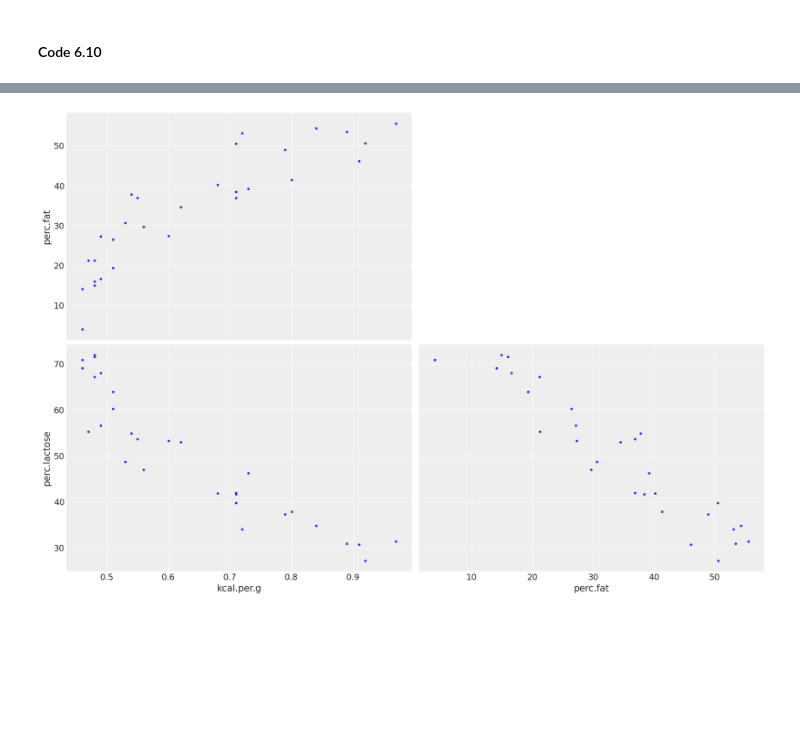
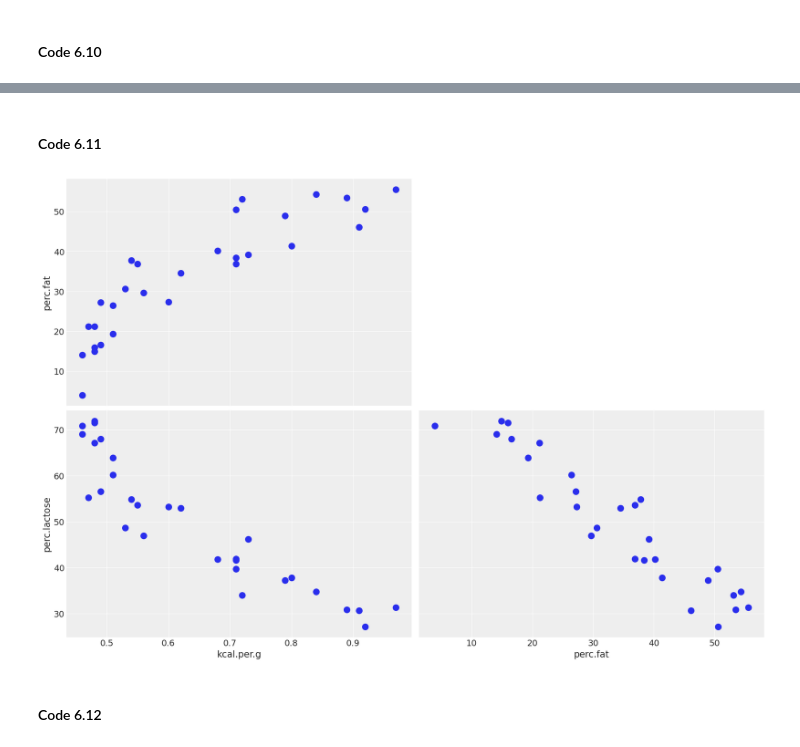
Before and after one commit to bambinos/educational-resources, a Jupyter notebook: Rethinking/Chp_06.ipynb, the cells around one changed output, grey strips where cells are left out. Saved outputs shown, nothing was run; the diff lists cells and outputs as text; code cells hidden in the pictures; blank space fills up the shorter version.

```diff
--- a/Rethinking/Chp_06.ipynb
+++ b/Rethinking/Chp_06.ipynb
@@ -210,4 +211,11 @@ Sampling 2 chains for 1_000 tune and 1_000 draw iterations (2_000 + 2_000 draws
+# %% [markdown]
+#### Code 6.11
 # %%
-az.plot_pair(d[["kcal.per.g", "perc.fat", "perc.lactose"]].to_dict("list"));
+az.plot_pair(
+    d[["kcal.per.g", "perc.fat", "perc.lactose"]].to_dict("list"),
+    scatter_kwargs={"markersize": 20},
+);
 # %% [output]
-[figure, old version]
+[figure, new version]
+# %% [markdown]
+#### Code 6.12
```
Also changed, not shown: parts of 50 cells of this notebook.
